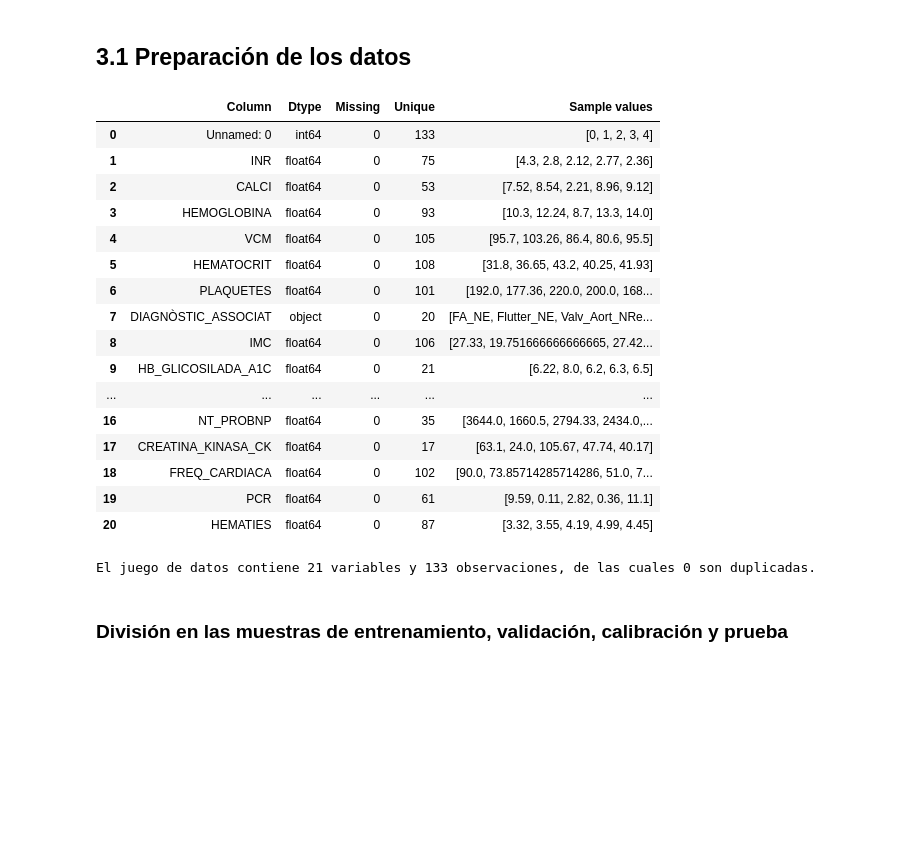
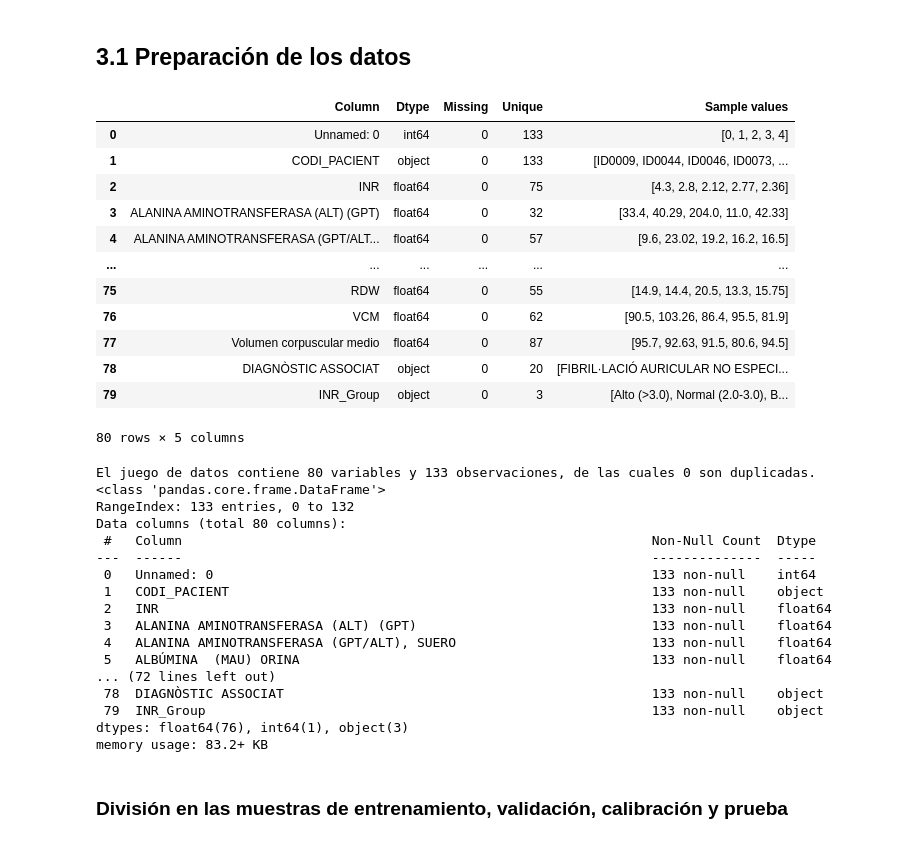
Before and after one commit to anavagi/anticoagulant-patology-analysis, a Jupyter notebook: ModelTraining_and_Conclusions_02.ipynb, the cells around one changed output. Saved outputs shown, nothing was run; the diff lists cells and outputs as text; code cells hidden in the pictures; blank space fills up the shorter version.

```diff
--- a/ModelTraining_and_Conclusions_02.ipynb
+++ b/ModelTraining_and_Conclusions_02.ipynb
@@ -28,26 +28,39 @@ from sklearn.model_selection import RandomizedSearchCV
 from sklearn.ensemble import RandomForestRegressor
 from xgboost import XGBRegressor
 # %%
-df = load_and_info('df_investig_INR.csv')
+df = load_and_info('data/df_investig_INR.csv')
+df.info()
 # %% [output]
 |  | Column | Dtype | Missing | Unique | Sample values |
 | 0 | Unnamed: 0 | int64 | 0 | 133 | [0, 1, 2, 3, 4] |
-| 1 | INR | float64 | 0 | 75 | [4.3, 2.8, 2.12, 2.77, 2.36] |
-| 2 | CALCI | float64 | 0 | 53 | [7.52, 8.54, 2.21, 8.96, 9.12] |
-| 3 | HEMOGLOBINA | float64 | 0 | 93 | [10.3, 12.24, 8.7, 13.3, 14.0] |
-| 4 | VCM | float64 | 0 | 105 | [95.7, 103.26, 86.4, 80.6, 95.5] |
-| 5 | HEMATOCRIT | float64 | 0 | 108 | [31.8, 36.65, 43.2, 40.25, 41.93] |
-| 6 | PLAQUETES | float64 | 0 | 101 | [192.0, 177.36, 220.0, 200.0, 168... |
-| 7 | DIAGNÒSTIC_ASSOCIAT | object | 0 | 20 | [FA_NE, Flutter_NE, Valv_Aort_NRe... |
-| 8 | IMC | float64 | 0 | 106 | [27.33, 19.751666666666665, 27.42... |
-| 9 | HB_GLICOSILADA_A1C | float64 | 0 | 21 | [6.22, 8.0, 6.2, 6.3, 6.5] |
+| 1 | CODI_PACIENT | object | 0 | 133 | [ID0009, ID0044, ID0046, ID0073, ... |
+| 2 | INR | float64 | 0 | 75 | [4.3, 2.8, 2.12, 2.77, 2.36] |
+| 3 | ALANINA AMINOTRANSFERASA (ALT) (GPT) | float64 | 0 | 32 | [33.4, 40.29, 204.0, 11.0, 42.33] |
+| 4 | ALANINA AMINOTRANSFERASA (GPT/ALT... | float64 | 0 | 57 | [9.6, 23.02, 19.2, 16.2, 16.5] |
 | ... | ... | ... | ... | ... | ... |
-| 16 | NT_PROBNP | float64 | 0 | 35 | [3644.0, 1660.5, 2794.33, 2434.0,... |
-| 17 | CREATINA_KINASA_CK | float64 | 0 | 17 | [63.1, 24.0, 105.67, 47.74, 40.17] |
-| 18 | FREQ_CARDIACA | float64 | 0 | 102 | [90.0, 73.85714285714286, 51.0, 7... |
-| 19 | PCR | float64 | 0 | 61 | [9.59, 0.11, 2.82, 0.36, 11.1] |
-| 20 | HEMATIES | float64 | 0 | 87 | [3.32, 3.55, 4.19, 4.99, 4.45] |
+| 75 | RDW | float64 | 0 | 55 | [14.9, 14.4, 20.5, 13.3, 15.75] |
+| 76 | VCM | float64 | 0 | 62 | [90.5, 103.26, 86.4, 95.5, 81.9] |
+| 77 | Volumen corpuscular medio | float64 | 0 | 87 | [95.7, 92.63, 91.5, 80.6, 94.5] |
+| 78 | DIAGNÒSTIC ASSOCIAT | object | 0 | 20 | [FIBRIL·LACIÓ AURICULAR NO ESPECI... |
+| 79 | INR_Group | object | 0 | 3 | [Alto (>3.0), Normal (2.0-3.0), B... |
-El juego de datos contiene 21 variables y 133 observaciones, de las cuales 0 son duplicadas.
+80 rows × 5 columns
+El juego de datos contiene 80 variables y 133 observaciones, de las cuales 0 son duplicadas.
+<class 'pandas.core.frame.DataFrame'>
+RangeIndex: 133 entries, 0 to 132
+Data columns (total 80 columns):
+ #   Column                                                            Non-Null Count  Dtype
+---  ------                                                            --------------  -----
+ 0   Unnamed: 0                                                        133 non-null    int64
+ 1   CODI_PACIENT                                                      133 non-null    object
+ 2   INR                                                               133 non-null    float64
+ 3   ALANINA AMINOTRANSFERASA (ALT) (GPT)                              133 non-null    float64
+ 4   ALANINA AMINOTRANSFERASA (GPT/ALT), SUERO                         133 non-null    float64
+ 5   ALBÚMINA  (MAU) ORINA                                             133 non-null    float64
+... (72 lines left out)
+ 78  DIAGNÒSTIC ASSOCIAT                                               133 non-null    object
+ 79  INR_Group                                                         133 non-null    object
+dtypes: float64(76), int64(1), object(3)
+memory usage: 83.2+ KB
 # %% [markdown]
 ### División en las muestras de entrenamiento, validación, calibración y prueba
 # %%
```
Also changed, not shown: parts of 58 cells of this notebook, 1 other file.
